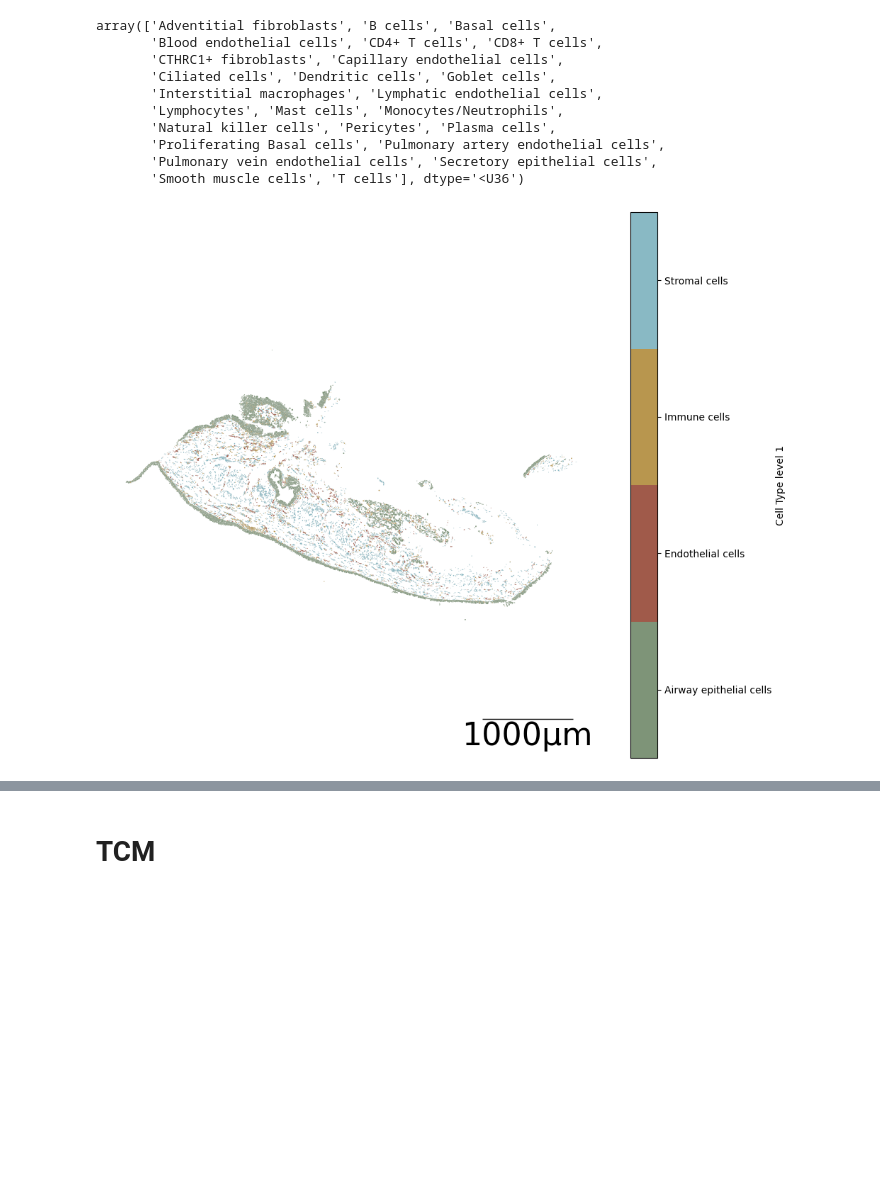
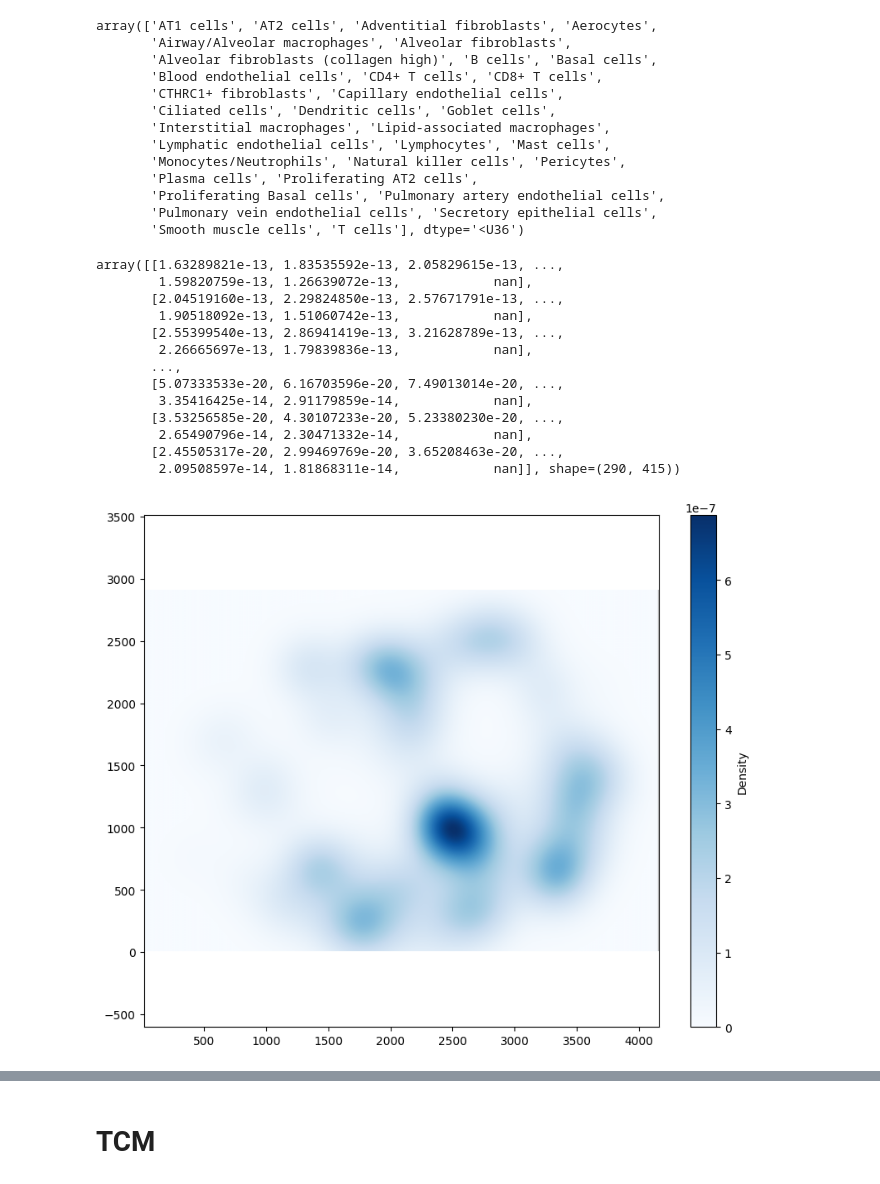
Before and after one commit to spatts14/AirScape_analysis, a Jupyter notebook: notebooks/visualize_muspan.ipynb, the cells around one changed output, grey strips where cells are left out. Cells and saved outputs as stored; diff of their text form; code cells hidden in the pictures; blank space fills up the shorter version.

```diff
--- a/notebooks/visualize_muspan.ipynb
+++ b/notebooks/visualize_muspan.ipynb
@@ -15,6 +43,11 @@ import muspan as ms
 # domain = ms.io.load_domain("/Volumes/phenotypingsputumasthmaticsaurorawellcomea1/live/Sara_Patti/009_ST_Xenium/output/muspan/domains/COPD_R041_V2_muspan_domain.muspan")
 
 # TREATMENT
-domain = ms.io.load_domain("/Volumes/phenotypingsputumasthmaticsaurorawellcomea1/live/Sara_Patti/009_ST_Xenium/output/muspan/domains/COPD_R039_V1_muspan_domain.muspan")
+# domain = ms.io.load_domain("/Volumes/phenotypingsputumasthmaticsaurorawellcomea1/live/Sara_Patti/009_ST_Xenium/output/muspan/domains/COPD_R035_V1_muspan_domain.muspan")
+
+# IPF
+domain = ms.io.load_domain(
+    "/Volumes/phenotypingsputumasthmaticsaurorawellcomea1/live/Sara_Patti/009_ST_Xenium/output/muspan/domains/IPF_RBH_16_muspan_domain.muspan"
+)
 # %% [output]
 MuSpAn domain loaded successfully. Domain summary:
@@ -30,37 +65,38 @@ output_dir.mkdir(parents=True, exist_ok=True)
 # %%
 np.unique(domain.labels["Cell Type"]["labels"])
 # %% [output]
-array(['Adventitial fibroblasts', 'B cells', 'Basal cells',
+array(['AT1 cells', 'AT2 cells', 'Adventitial fibroblasts', 'Aerocytes',
+       'Airway/Alveolar macrophages', 'Alveolar fibroblasts',
+       'Alveolar fibroblasts (collagen high)', 'B cells', 'Basal cells',
        'Blood endothelial cells', 'CD4+ T cells', 'CD8+ T cells',
        'CTHRC1+ fibroblasts', 'Capillary endothelial cells',
        'Ciliated cells', 'Dendritic cells', 'Goblet cells',
-       'Interstitial macrophages', 'Lymphatic endothelial cells',
-       'Lymphocytes', 'Mast cells', 'Monocytes/Neutrophils',
-       'Natural killer cells', 'Pericytes', 'Plasma cells',
+       'Interstitial macrophages', 'Lipid-associated macrophages',
+       'Lymphatic endothelial cells', 'Lymphocytes', 'Mast cells',
+       'Monocytes/Neutrophils', 'Natural killer cells', 'Pericytes',
+       'Plasma cells', 'Proliferating AT2 cells',
        'Proliferating Basal cells', 'Pulmonary artery endothelial cells',
        'Pulmonary vein endothelial cells', 'Secretory epithelial cells',
        'Smooth muscle cells', 'T cells'], dtype='<U36')
 # %%
 boundCells = ms.query.query(domain, ("Collection",), "is", "Cell boundaries")
 # %%
-ms.visualise.visualise(
-    domain,
-    color_by=("label", "Cell Type level 1"),
-    objects_to_plot=boundCells,
-    shape_kwargs=dict(alpha=1, linewidth=0.01, edgecolor="#00000000"),
-    add_scalebar=True,
-    scalebar_kwargs={
-        "size": 1000,
-        "label": "1000µm",
-        "loc": "lower right",
-        "pad": 0.1,
-        "color": "black",
-        "frameon": False,
-        "size_vertical": 2,
-    },
-)
-plt.savefig(output_dir / "level_1_cell_types_boundaries.png", bbox_inches="tight", dpi=600)
-plt.savefig(output_dir / "level_1_cell_types_boundaries.pdf", bbox_inches="tight", dpi=600)
+# ms.visualise.visualise(
+#     domain,
+#     color_by=("label", "Cell Type level 1"),
+#     objects_to_plot=boundCells,
+#     shape_kwargs=dict(alpha=1, linewidth=0.01, edgecolor="#00000000"),
+#     add_scalebar=True,
+#     scalebar_kwargs={
+#         "size": 1000,
+#         "label": "1000µm",
+#         "loc": "lower right",
+#         "pad": 0.1,
+#         "color": "black",
+#         "frameon": False,
+#         "size_vertical": 2,
+#     },
+# )
+# plt.savefig(output_dir / "level_1_cell_types_boundaries.png", bbox_inches="tight", dpi=600)
+# plt.savefig(output_dir / "level_1_cell_types_boundaries.pdf", bbox_inches="tight", dpi=600)
-# %% [output]
-[figure, removed]
 # %%
@@ -71,0 +110,23 @@ cluster_of_interest_query = ms.query.query(domain, ('label', 'Cell Type'), 'in',
+# %%
+ms.distribution.kernel_density_estimation(
+    domain,
+    population=("Cell Type", "CTHRC1+ fibroblasts"),
+    contribution_label_name="Distribution values",
+    visualise_output=True,
+    visualise_heatmap_kwargs={"heatmap_cmap": "Blues"},
+)
+# %% [output]
+array([[1.63289821e-13, 1.83535592e-13, 2.05829615e-13, ...,
+        1.59820759e-13, 1.26639072e-13,            nan],
+       [2.04519160e-13, 2.29824850e-13, 2.57671791e-13, ...,
+        1.90518092e-13, 1.51060742e-13,            nan],
+       [2.55399540e-13, 2.86941419e-13, 3.21628789e-13, ...,
+        2.26665697e-13, 1.79839836e-13,            nan],
+       ...,
+       [5.07333533e-20, 6.16703596e-20, 7.49013014e-20, ...,
+        3.35416425e-14, 2.91179859e-14,            nan],
+       [3.53256585e-20, 4.30107233e-20, 5.23380230e-20, ...,
+        2.65490796e-14, 2.30471332e-14,            nan],
+       [2.45505317e-20, 2.99469769e-20, 3.65208463e-20, ...,
+        2.09508597e-14, 1.81868311e-14,            nan]], shape=(290, 415))
+[figure, added]
```
Also changed, not shown: parts of 17 cells of this notebook.
